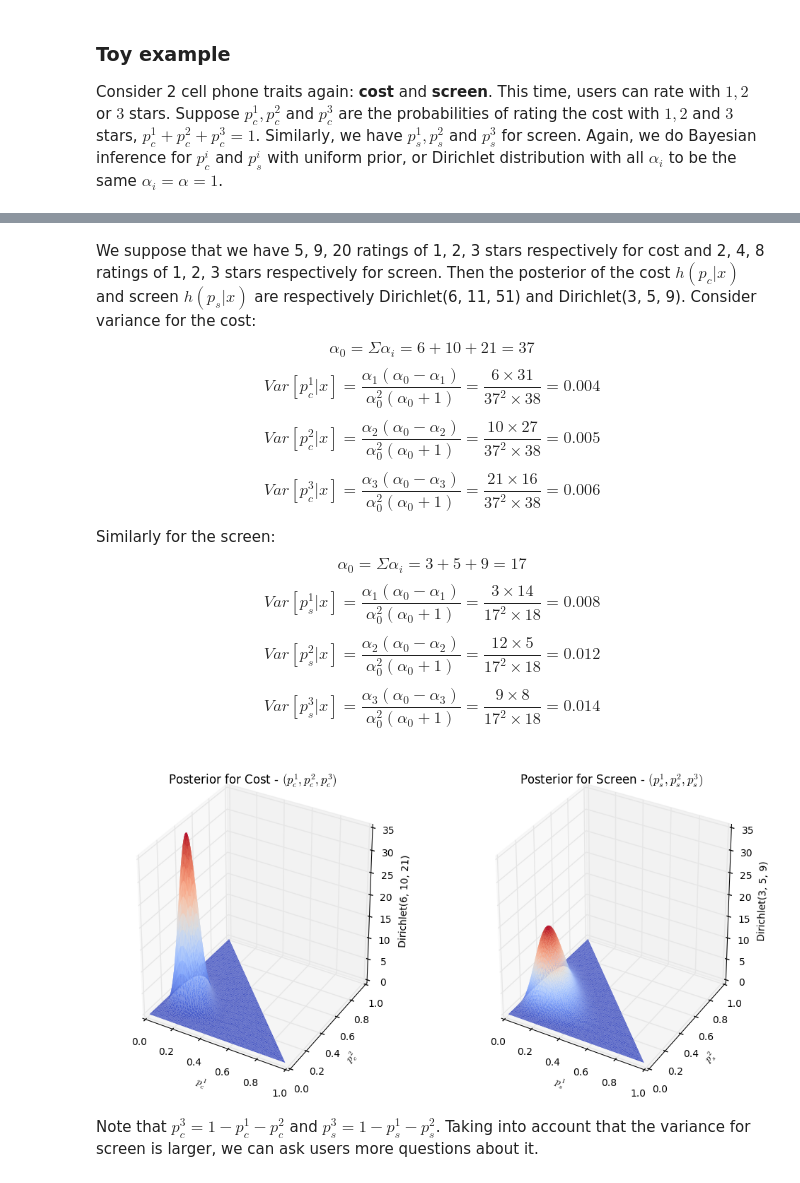
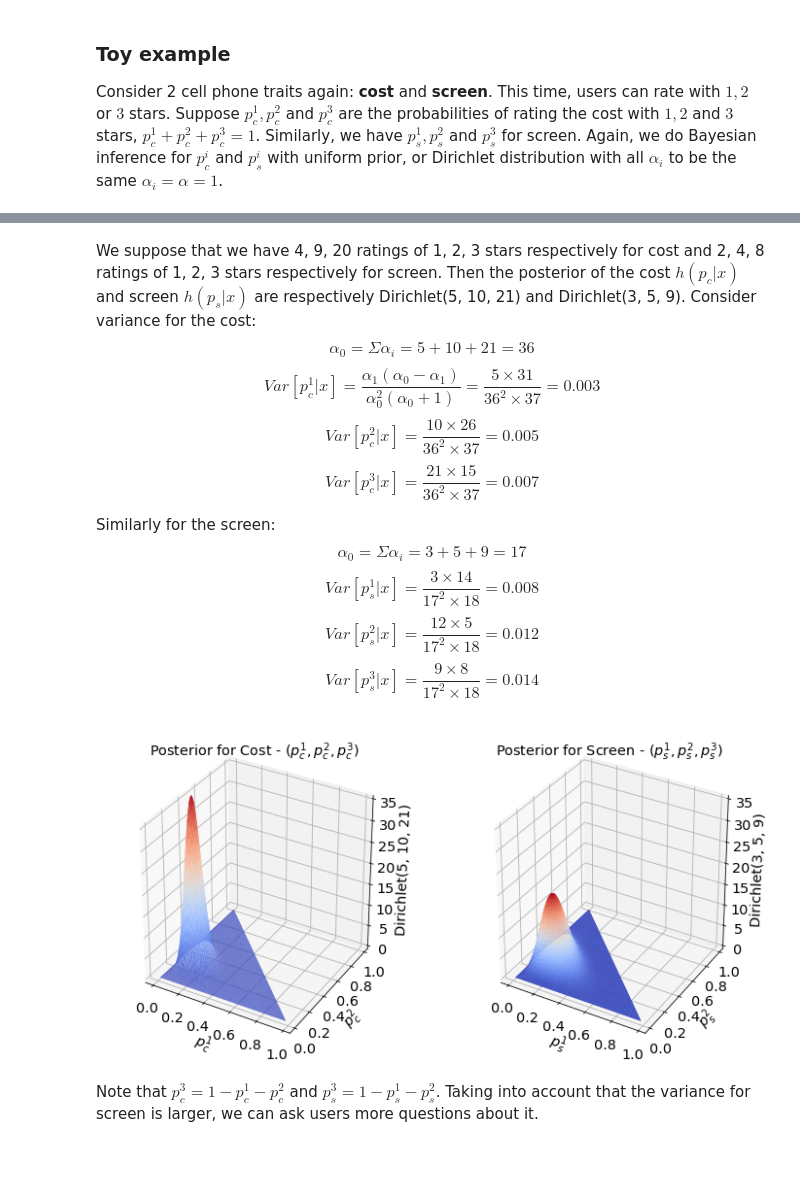
Before and after one commit to lexuanthongnhat/notebooks, a Jupyter notebook: Reviews Solicitation.ipynb, the cells around one changed output, grey strips where cells are left out. Drawn from its saved outputs; the diff is of its cells as text; code cells hidden in the pictures.

```diff
--- a/Reviews Solicitation.ipynb
+++ b/Reviews Solicitation.ipynb
@@ -136,34 +136,35 @@ plt.show()
 # %% [markdown]
-We suppose that we have 5, 9, 20 ratings of 1, 2, 3 stars respectively for cost and 2, 4, 8 ratings of 1, 2, 3 stars respectively for screen. Then the posterior of the cost $h(p_c|x)$ and screen $h(p_s|x)$ are respectively Dirichlet(6, 11, 51) and Dirichlet(3, 5, 9). Consider variance for the cost:
-$$\alpha_0 = \Sigma \alpha_i = 6 + 10 + 21 = 37$$
-$$Var[p_c^1|x] = \frac{\alpha_1(\alpha_0 - \alpha_1)}{\alpha_0^2(\alpha_0 + 1)}=\frac{6\times 31}{37^2 \times 38} = 0.004$$
-$$Var[p_c^2|x] = \frac{\alpha_2(\alpha_0 - \alpha_2)}{\alpha_0^2(\alpha_0 + 1)}=\frac{10\times 27}{37^2 \times 38} = 0.005$$
-$$Var[p_c^3|x] = \frac{\alpha_3(\alpha_0 - \alpha_3)}{\alpha_0^2(\alpha_0 + 1)}=\frac{21\times 16}{37^2 \times 38} = 0.006$$
+We suppose that we have 4, 9, 20 ratings of 1, 2, 3 stars respectively for cost and 2, 4, 8 ratings of 1, 2, 3 stars respectively for screen. Then the posterior of the cost $h(p_c|x)$ and screen $h(p_s|x)$ are respectively Dirichlet(5, 10, 21) and Dirichlet(3, 5, 9). Consider variance for the cost:
+$$\alpha_0 = \Sigma \alpha_i = 5 + 10 + 21 = 36$$
+$$Var[p_c^1|x] = \frac{\alpha_1(\alpha_0 - \alpha_1)}{\alpha_0^2(\alpha_0 + 1)}=\frac{5\times 31}{36^2 \times 37} = 0.003$$
+$$Var[p_c^2|x] = \frac{10\times 26}{36^2 \times 37} = 0.005$$
+$$Var[p_c^3|x] = \frac{21\times 15}{36^2 \times 37} = 0.007$$
 
 Similarly for the screen:
 $$\alpha_0 = \Sigma \alpha_i = 3 + 5 + 9 = 17$$
-$$Var[p_s^1|x] = \frac{\alpha_1(\alpha_0 - \alpha_1)}{\alpha_0^2(\alpha_0 + 1)}=\frac{3\times 14}{17^2 \times 18} = 0.008$$
-$$Var[p_s^2|x] = \frac{\alpha_2(\alpha_0 - \alpha_2)}{\alpha_0^2(\alpha_0 + 1)}=\frac{12\times 5}{17^2 \times 18} = 0.012$$
-$$Var[p_s^3|x] = \frac{\alpha_3(\alpha_0 - \alpha_3)}{\alpha_0^2(\alpha_0 + 1)}=\frac{9\times 8}{17^2 \times 18} = 0.014$$
+$$Var[p_s^1|x] =\frac{3\times 14}{17^2 \times 18} = 0.008$$
+$$Var[p_s^2|x] =\frac{12\times 5}{17^2 \times 18} = 0.012$$
+$$Var[p_s^3|x] =\frac{9\times 8}{17^2 \times 18} = 0.014$$
 # %%
-fig = plt.figure(figsize=(12, 6), frameon=True)
+fig = plt.figure(figsize=(12, 6))
 
 # Cost
 ax = fig.add_subplot(1, 2, 1, projection='3d',
-                     xlabel=r'$p_c^1$', ylabel=r'$p_c^2$', zlabel='Dirichlet(6, 10, 21)', zlim=(0, 35),
+                     xlabel=r'$p_c^1$', ylabel=r'$p_c^2$', zlabel='Dirichlet(5, 10, 21)', zlim=(0, 35),
                      title=r'Posterior for Cost - $(p_c^1, p_c^2, p_c^3)$')
-x, y, z = dirichlet_coord(6, 10, 21)
+x, y, z = dirichlet_coord(5, 10, 21)
 ax.plot_trisurf(x, y, z, cmap=cm.coolwarm, linewidth=0.0, antialiased=True)
 
 # Screen
 ax = fig.add_subplot(1, 2, 2, projection='3d',
                      xlabel=r'$p_s^1$', ylabel=r'$p_s^2$', zlabel='Dirichlet(3, 5, 9)', zlim=(0, 35),
                      title='Posterior for Screen - $(p_s^1, p_s^2, p_s^3)$')
 x, y, z = dirichlet_coord(3, 5, 9)
+ax.plot_trisurf(x, y, z, cmap=cm.coolwarm, linewidth=0.0, antialiased=True)
 
 ax.plot_trisurf(x, y, z, cmap=cm.coolwarm, linewidth=0.0, antialiased=True)
 plt.show()
 # %% [output]
-[figure, old version]
+[figure, new version]
 # %% [markdown]
 Note that $p_c^3 = 1 - p_c^1 - p_c^2$ and $p_s^3 = 1 - p_s^1 - p_s^2$. Taking into account that the variance for screen is larger, we can ask users more questions about it.
```
Also changed, not shown: parts of 5 cells of this notebook.
